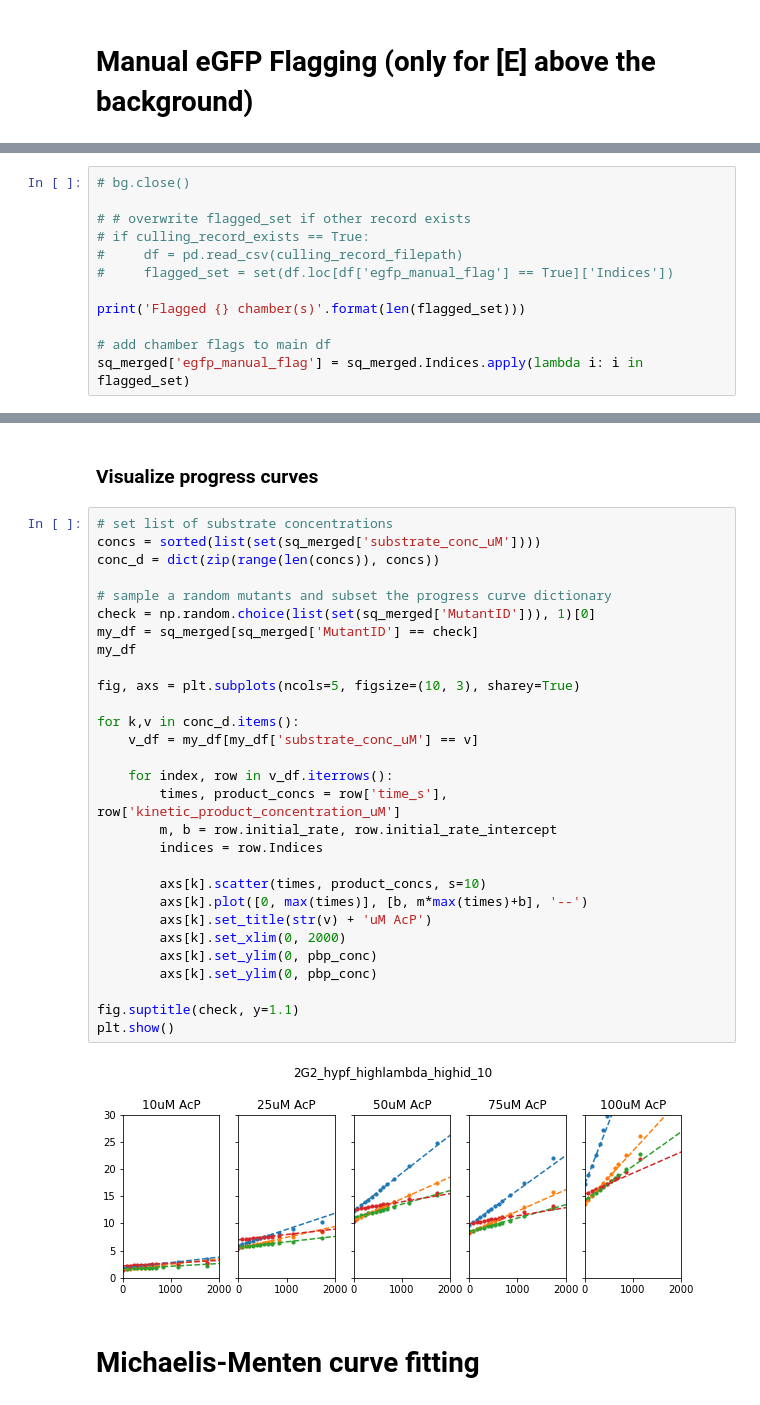
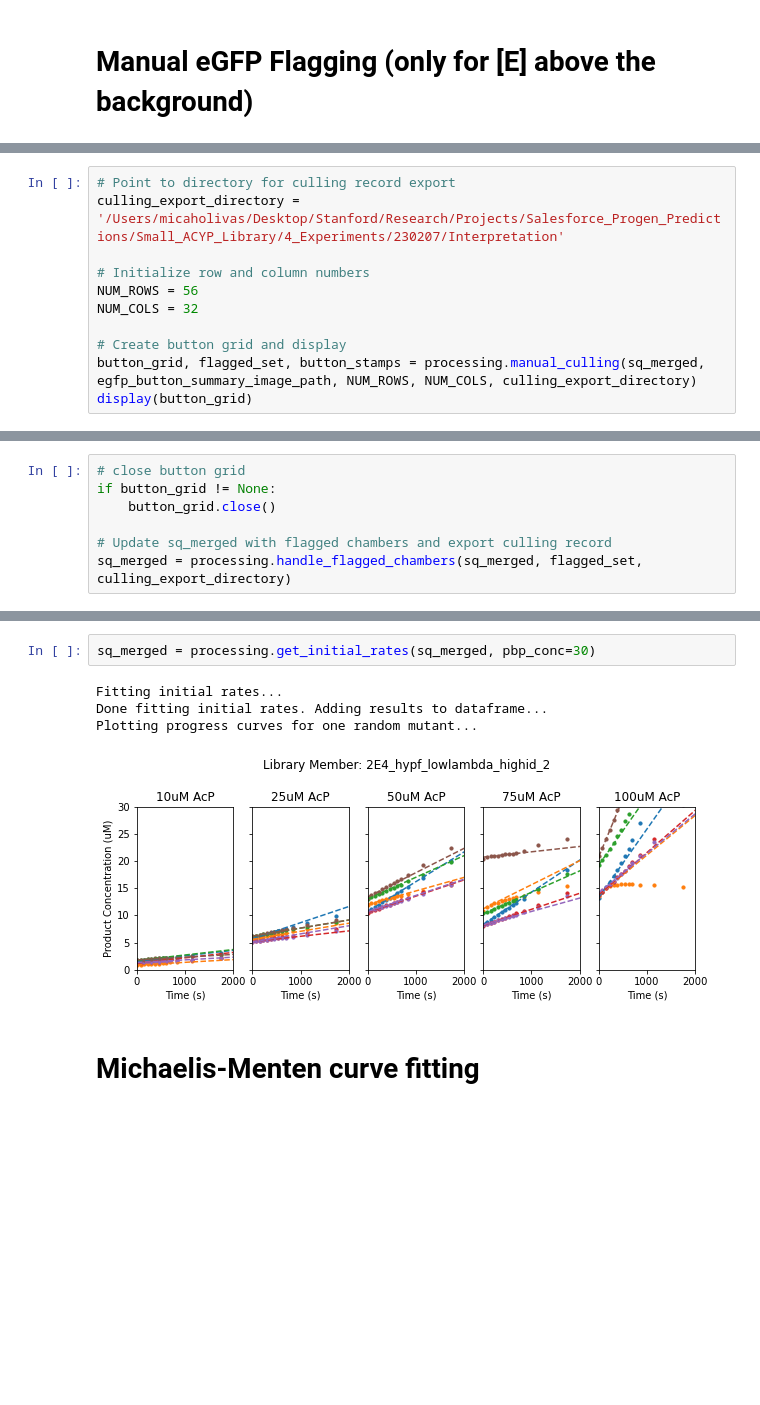
Before and after one commit to FordyceLab/htmek-workup, a Jupyter notebook: experiment_processing.ipynb, the cells around one changed output, grey strips where cells are left out. Saved outputs shown, nothing was run; the diff lists cells and outputs as text; blank space fills up the shorter version.

Commit message:
Moved plotting and fitting functions to processing.py

```diff
--- a/experiment_processing.ipynb
+++ b/experiment_processing.ipynb
@@ -253,0 +123,11 @@ Box(children=(VBox(children=(ToggleButton(value=False, description='(32, 39) 148
+# %%
+# Point to directory for culling record export
+culling_export_directory = '/Users/micaholivas/Desktop/Stanford/Research/Projects/Salesforce_Progen_Predictions/Small_ACYP_Library/4_Experiments/230207/Interpretation'
+
+# Initialize row and column numbers
+NUM_ROWS = 56
+NUM_COLS = 32
+
+# Create button grid and display
+button_grid, flagged_set, button_stamps = processing.manual_culling(sq_merged, egfp_button_summary_image_path, NUM_ROWS, NUM_COLS, culling_export_directory)
+display(button_grid)
@@ -256,12 +139,0 @@ Close button finder and add culling flag to merged DataFrame
-# %%
-# bg.close()
-
-# # overwrite flagged_set if other record exists
-# if culling_record_exists == True:
-#     df = pd.read_csv(culling_record_filepath)
-#     flagged_set = set(df.loc[df['egfp_manual_flag'] == True]['Indices'])
-
-print('Flagged {} chamber(s)'.format(len(flagged_set)))
-
-# add chamber flags to main df
-sq_merged['egfp_manual_flag'] = sq_merged.Indices.apply(lambda i: i in flagged_set)
@@ -276,3 +140,10 @@ sq_merged.sort_values(['x', 'y',  'MutantID', 'substrate_conc_uM', 'egfp_manual_
+# %%
+# close button grid
+if button_grid != None:
+    button_grid.close()
+
+# Update sq_merged with flagged chambers and export culling record
+sq_merged = processing.handle_flagged_chambers(sq_merged, flagged_set, culling_export_directory)
 # %% [markdown]
 # Calculate initial rates
 To calculate initial rates for each substrate condition, we apply an algorithm adapted from page 27 of the SI in Markin, Mokhtari et al. 2020
@@ -342,36 +150,10 @@ sq_merged['rate_fit_regime'] = results.apply(lambda x: x[3])
-# %% [markdown]
-### Visualize progress curves
-# %%
-# set list of substrate concentrations
-concs = sorted(list(set(sq_merged['substrate_conc_uM'])))
-conc_d = dict(zip(range(len(concs)), concs))
-
-# sample a random mutants and subset the progress curve dictionary
-check = np.random.choice(list(set(sq_merged['MutantID'])), 1)[0]
-my_df = sq_merged[sq_merged['MutantID'] == check]
-my_df
-
-fig, axs = plt.subplots(ncols=5, figsize=(10, 3), sharey=True)
-
-for k,v in conc_d.items():
-    v_df = my_df[my_df['substrate_conc_uM'] == v]
-
-    for index, row in v_df.iterrows():
-        times, product_concs = row['time_s'], row['kinetic_product_concentration_uM']
-        m, b = row.initial_rate, row.initial_rate_intercept
-        indices = row.Indices
-
-        axs[k].scatter(times, product_concs, s=10)
-        axs[k].plot([0, max(times)], [b, m*max(times)+b], '--')
-        axs[k].set_title(str(v) + 'uM AcP')
-        axs[k].set_xlim(0, 2000)
-        axs[k].set_ylim(0, pbp_conc)
-        axs[k].set_ylim(0, pbp_conc)
-
-fig.suptitle(check, y=1.1)
-plt.show()
-# %% [output]
-[figure, removed]
+# %%
+sq_merged = processing.get_initial_rates(sq_merged, pbp_conc=30)
+# %% [output]
+Fitting initial rates...
+Done fitting initial rates. Adding results to dataframe...
+Plotting progress curves for one random mutant...
+[figure, added]
 # %% [markdown]
 # Michaelis-Menten curve fitting
 # %% [markdown]
```
Also changed, not shown: parts of 31 cells of this notebook, 2 other files.
